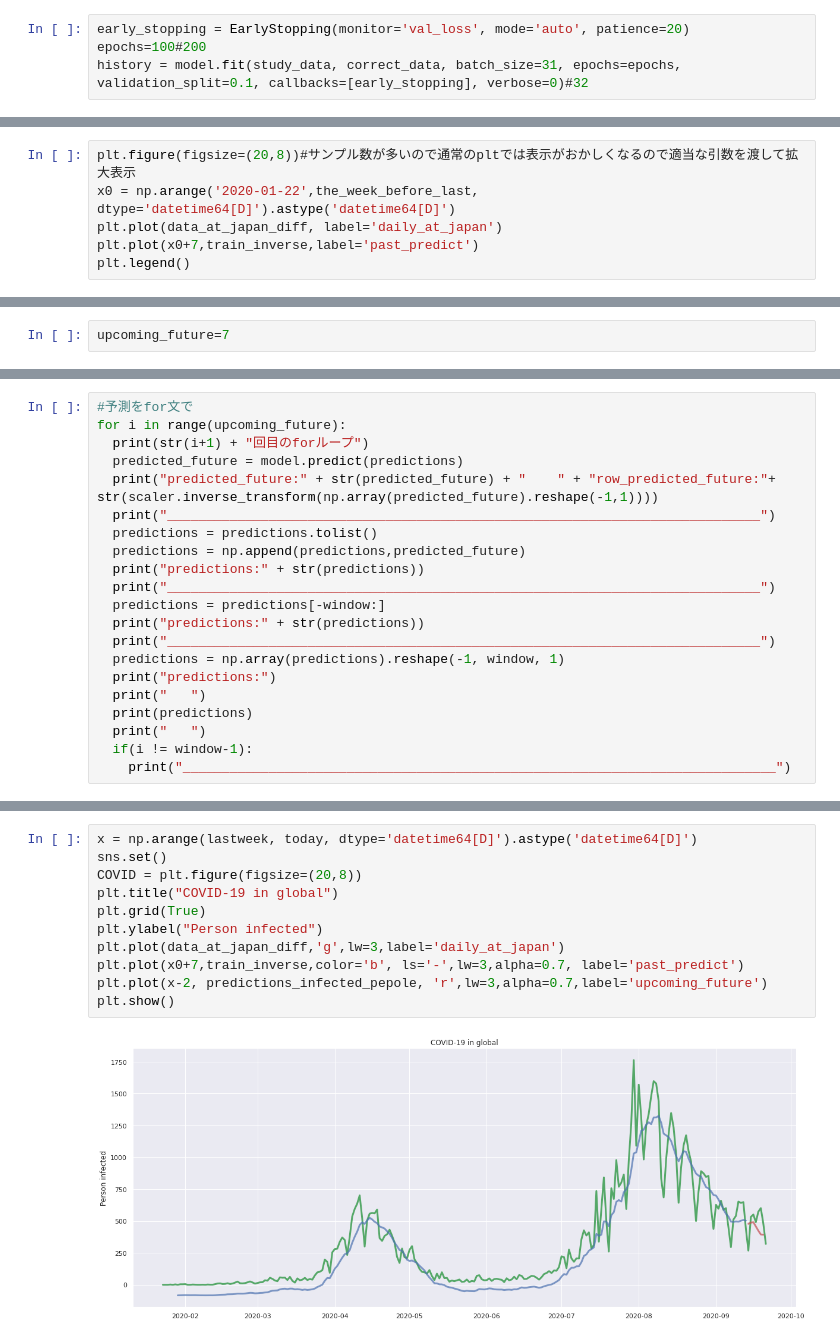
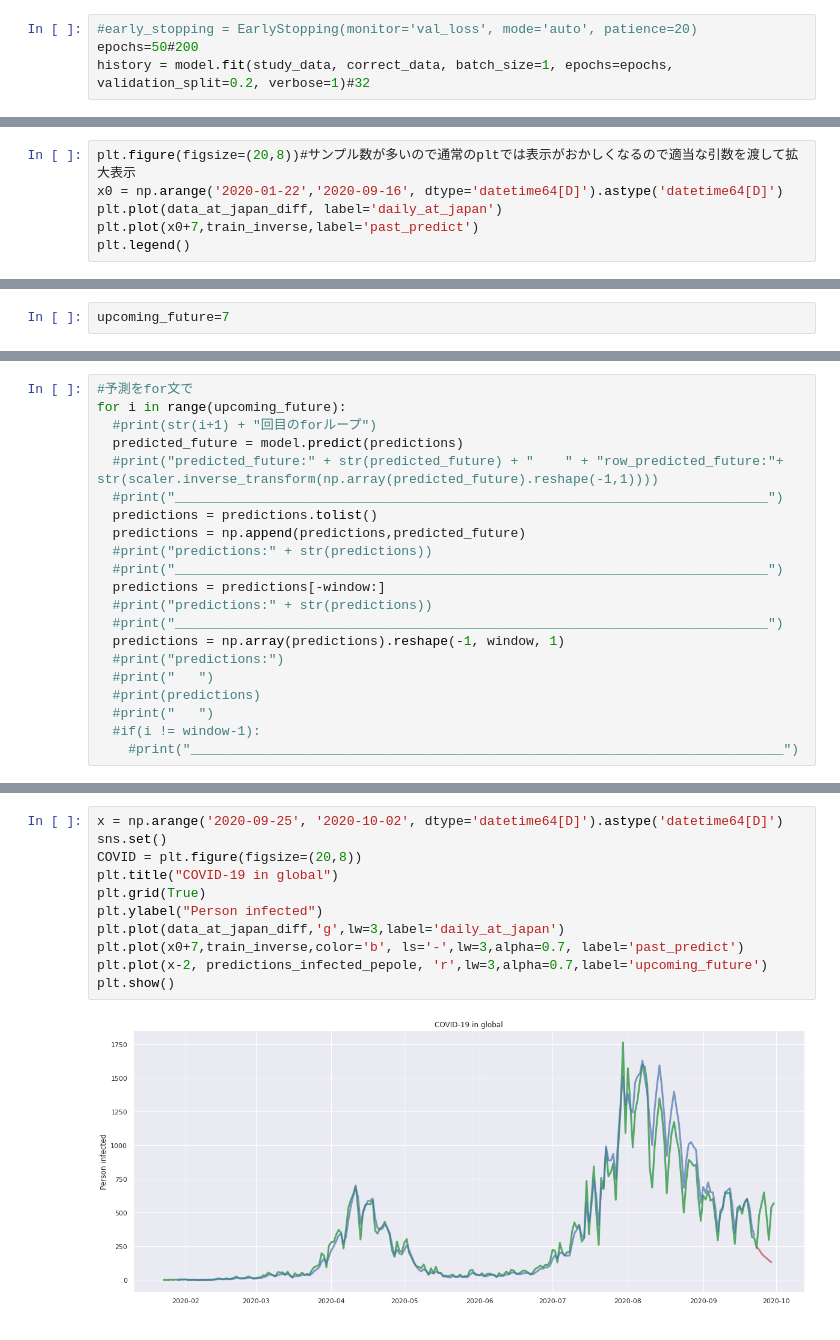
Before and after one commit to NaokiDohi/senior_thesis, a Jupyter notebook: J_diff_QRNN.ipynb, the cells around one changed output, grey strips where cells are left out. Cells and saved outputs as stored; diff of their text form.

```diff
--- a/J_diff_QRNN.ipynb
+++ b/J_diff_QRNN.ipynb
@@ -521,4 +534,4 @@ model.compile(loss="mean_squared_error", optimizer=optimizer,metrics=["acc"])# o
 # %%
-early_stopping = EarlyStopping(monitor='val_loss', mode='auto', patience=20)
-epochs=100#200
-history = model.fit(study_data, correct_data, batch_size=31, epochs=epochs, validation_split=0.1, callbacks=[early_stopping], verbose=0)#32
+#early_stopping = EarlyStopping(monitor='val_loss', mode='auto', patience=20)
+epochs=50#200
+history = model.fit(study_data, correct_data, batch_size=1, epochs=epochs, validation_split=0.2, verbose=1)#32
@@ -554,6 +583,6 @@ Timestamp('2020-09-07 00:00:00')
 # %%
 plt.figure(figsize=(20,8))#サンプル数が多いので通常のpltでは表示がおかしくなるので適当な引数を渡して拡大表示
-x0 = np.arange('2020-01-22',the_week_before_last, dtype='datetime64[D]').astype('datetime64[D]')
+x0 = np.arange('2020-01-22','2020-09-16', dtype='datetime64[D]').astype('datetime64[D]')
 plt.plot(data_at_japan_diff, label='daily_at_japan')
 plt.plot(x0+7,train_inverse,label='past_predict')
 plt.legend()
@@ -590,21 +607,21 @@ predictions:
 # %%
 #予測をfor文で
 for i in range(upcoming_future):
-  print(str(i+1) + "回目のforループ")
+  #print(str(i+1) + "回目のforループ")
   predicted_future = model.predict(predictions)
-  print("predicted_future:" + str(predicted_future) + "    " + "row_predicted_future:"+ str(scaler.inverse_transform(np.array(predicted_future).reshape(-1,1))))
-  print("____________________________________________________________________________")
+  #print("predicted_future:" + str(predicted_future) + "    " + "row_predicted_future:"+ str(scaler.inverse_transform(np.array(predicted_future).reshape(-1,1))))
+  #print("____________________________________________________________________________")
   predictions = predictions.tolist()
   predictions = np.append(predictions,predicted_future)
-  print("predictions:" + str(predictions))
-  print("____________________________________________________________________________")
+  #print("predictions:" + str(predictions))
+  #print("____________________________________________________________________________")
   predictions = predictions[-window:]
-  print("predictions:" + str(predictions))
-  print("____________________________________________________________________________")
+  #print("predictions:" + str(predictions))
+  #print("____________________________________________________________________________")
   predictions = np.array(predictions).reshape(-1, window, 1)
-  print("predictions:")
-  print("   ")
-  print(predictions)
-  print("   ")
-  if(i != window-1):
-    print("____________________________________________________________________________")
+  #print("predictions:")
+  #print("   ")
+  #print(predictions)
+  #print("   ")
+  #if(i != window-1):
+    #print("____________________________________________________________________________")
@@ -646,16 +643,16 @@ Timestamp('2020-09-16 00:00:00')
 # %%
-x = np.arange(lastweek, today, dtype='datetime64[D]').astype('datetime64[D]')
+x = np.arange('2020-09-25', '2020-10-02', dtype='datetime64[D]').astype('datetime64[D]')
 sns.set()
 COVID = plt.figure(figsize=(20,8))
 plt.title("COVID-19 in global")
 plt.grid(True)
 plt.ylabel("Person infected")
 plt.plot(data_at_japan_diff,'g',lw=3,label='daily_at_japan')
 plt.plot(x0+7,train_inverse,color='b', ls='-',lw=3,alpha=0.7, label='past_predict')
 plt.plot(x-2, predictions_infected_pepole, 'r',lw=3,alpha=0.7,label='upcoming_future')
 plt.show()
 # %% [output]
-[figure, old version]
+[figure, new version]
 # %%
 from sklearn.metrics import mean_absolute_error,mean_squared_error,mean_squared_error,r2_score
 train_data = train_original_data[7:]
```
Also changed, not shown: parts of 19 cells of this notebook.
